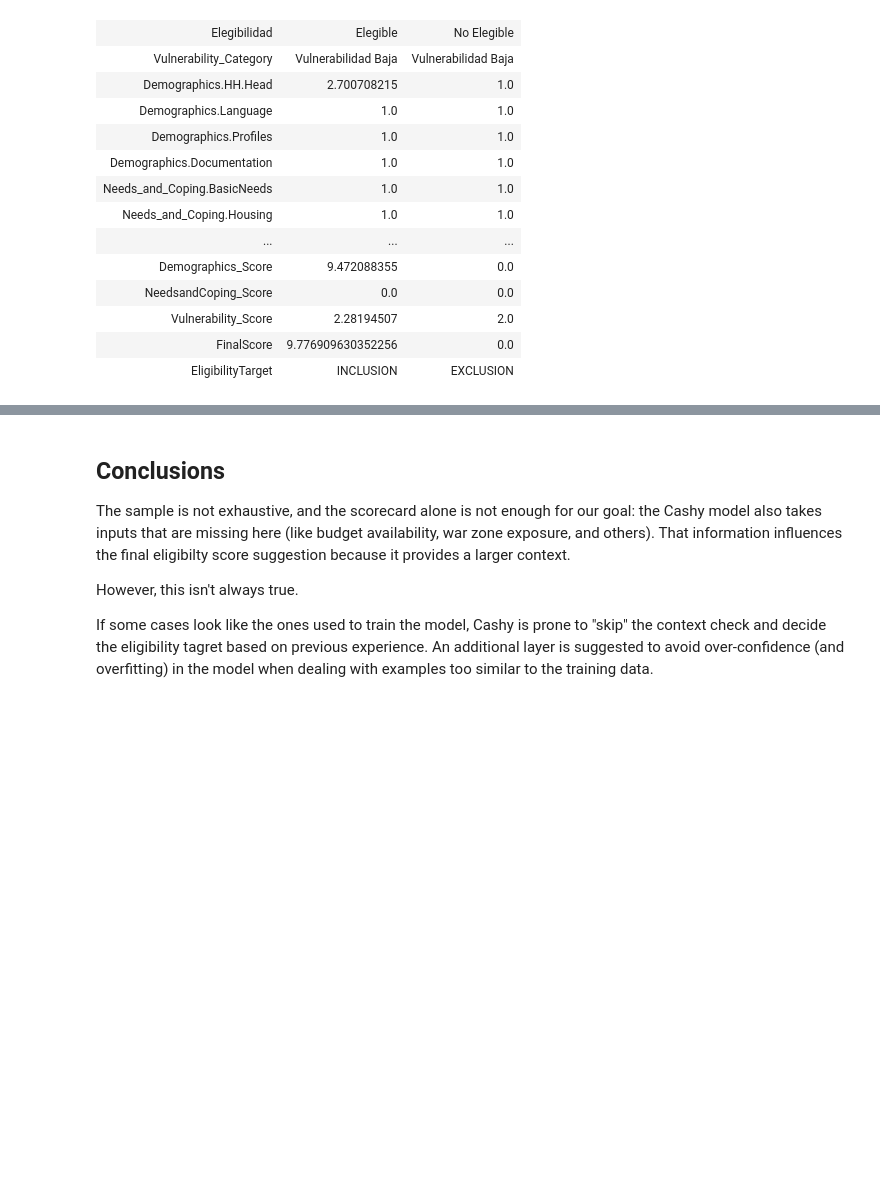
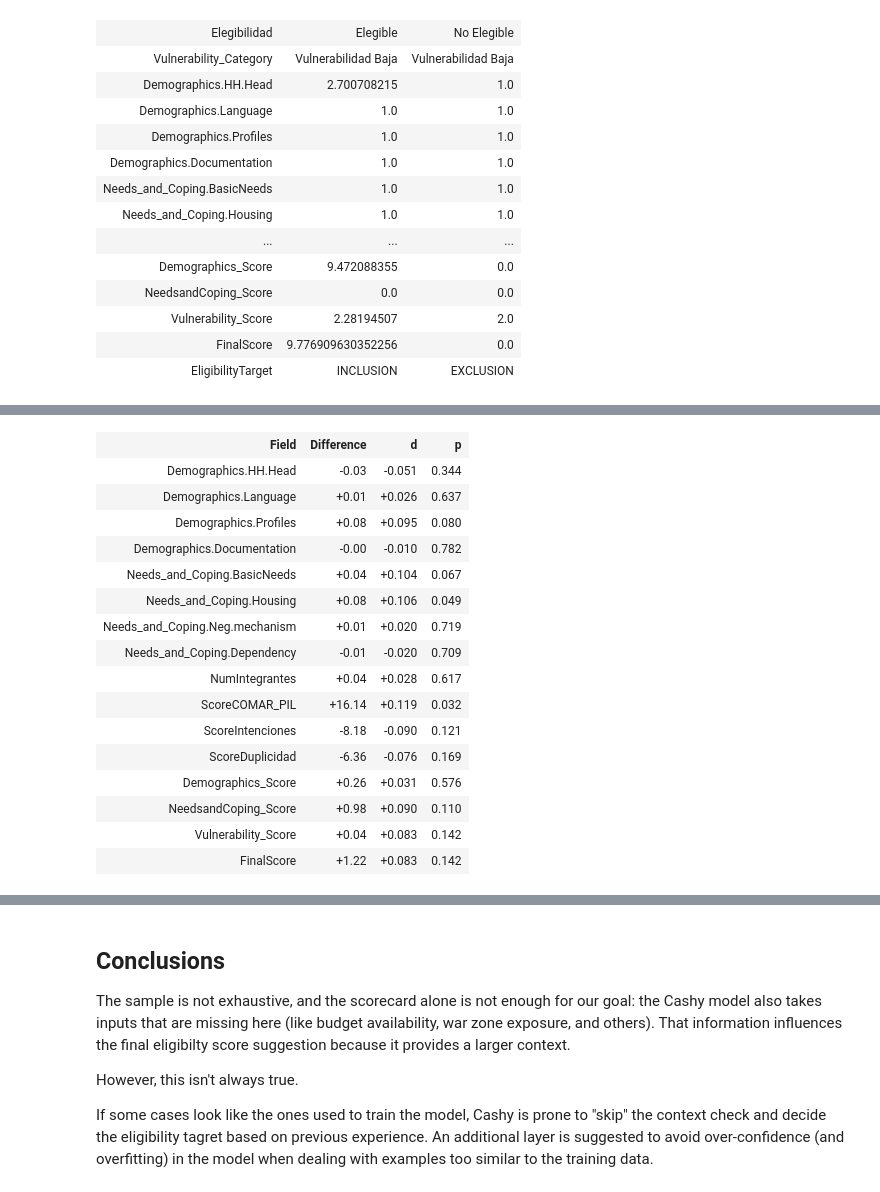
Before and after one commit to Alice1704/refugees_inclusion_hackathon, a Jupyter notebook: data_analysis.ipynb, the cells around one changed output, grey strips where cells are left out. Saved outputs shown, nothing was run; the diff lists cells and outputs as text; code cells hidden in the pictures; blank space fills up the shorter version.

```diff
--- a/data_analysis.ipynb
+++ b/data_analysis.ipynb
@@ -222,0 +327,51 @@ display(HTML(html_table))
+# %%
+rng = np.random.default_rng(0) # same seed, so the p-values do not move between runs
+
+shuffled = np.array([rng.permutation(labels) for _ in range(1000)])
+
+new_data = []
+for name, values in numeric.items():
+    difference = values[labels].mean() - values[~labels].mean()
+    spread = np.sqrt((values[labels].var() + values[~labels].var()) / 2)
+    sizes = shuffled.sum(axis=1)
+    counted = shuffled @ values
+    null = counted / sizes - (values.sum() - counted) / (len(values) - sizes)
+    p = (np.abs(null) >= abs(difference)).sum()
+    new_data.append((
+        name,
+        f"{difference:+.2f}",
+        f"{difference / spread:+.3f}",
+        f"{(p + 1) / (len(null) + 1):.3f}",
+    ))
+
+display(HTML(
+    "<table border='1'>" +
+    "<tr>" +
+    "".join(f"<th>{col}</th>" for col in ("Field", "Difference", "d", "p")) +
+    "</tr>" +
+    "".join(
+        "<tr>" +
+        "".join(f"<td>{cell}</td>" for cell in row) +
+        "</tr>"
+        for row in new_data
+    ) +
+    "</table>"
+))
+# %% [output]
+| Field | Difference | d | p |
+| Demographics.HH.Head | -0.03 | -0.051 | 0.344 |
+| Demographics.Language | +0.01 | +0.026 | 0.637 |
+| Demographics.Profiles | +0.08 | +0.095 | 0.080 |
+| Demographics.Documentation | -0.00 | -0.010 | 0.782 |
+| Needs_and_Coping.BasicNeeds | +0.04 | +0.104 | 0.067 |
+| Needs_and_Coping.Housing | +0.08 | +0.106 | 0.049 |
+| Needs_and_Coping.Neg.mechanism | +0.01 | +0.020 | 0.719 |
+| Needs_and_Coping.Dependency | -0.01 | -0.020 | 0.709 |
+| NumIntegrantes | +0.04 | +0.028 | 0.617 |
+| ScoreCOMAR_PIL | +16.14 | +0.119 | 0.032 |
+| ScoreIntenciones | -8.18 | -0.090 | 0.121 |
+| ScoreDuplicidad | -6.36 | -0.076 | 0.169 |
+| Demographics_Score | +0.26 | +0.031 | 0.576 |
+| NeedsandCoping_Score | +0.98 | +0.090 | 0.110 |
+| Vulnerability_Score | +0.04 | +0.083 | 0.142 |
+| FinalScore | +1.22 | +0.083 | 0.142 |
```
Also changed, not shown: parts of 10 cells of this notebook.
